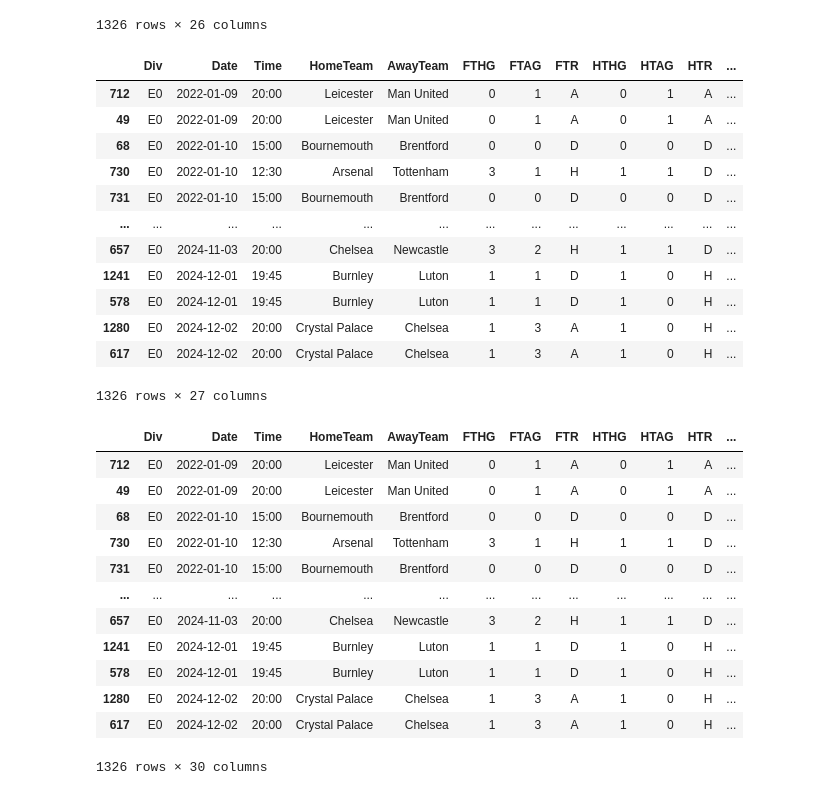
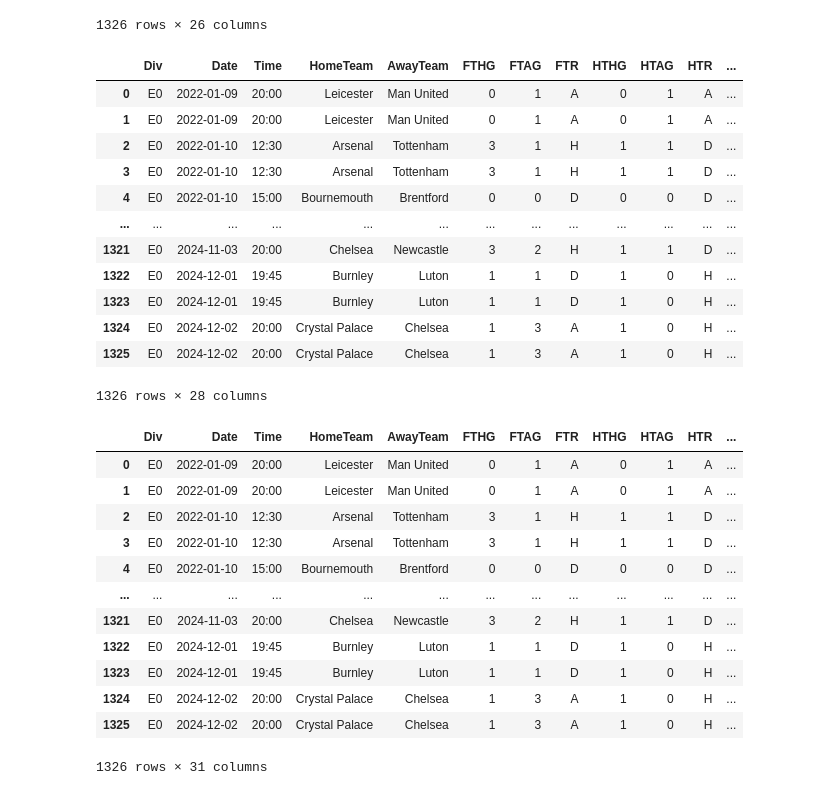
Before and after one commit to adilsaid64/bayesian-football-match-prediction, a Jupyter notebook: data-prep.ipynb, the cells around one changed output. Saved outputs shown, nothing was run; the diff lists cells and outputs as text; code cells hidden in the pictures.

```diff
--- a/data-prep.ipynb
+++ b/data-prep.ipynb
@@ -141,7 +143,8 @@ df
 1326 rows × 26 columns
 # %%
 df['Date'] = pd.to_datetime(df['Date'])
-df.sort_values(by= 'Date', inplace=True)
+df['Hour'] = df['Time'].apply(lambda x:x.split(":")[0])
+df = df.sort_values(by= ['Date', 'Hour']).reset_index(drop = True)
 # %%
 # Now we have a row for each match from the prespective of both the home and away team.
 # We need to create a binary column to indicate if a team is playing at home or not.
@@ -150,35 +153,36 @@ df['is_home'] = (df['HomeTeam'] == df['team_playing']).astype(int)
 df
 # %% [output]
 |  | Div | Date | Time | HomeTeam | AwayTeam | FTHG | FTAG | FTR | HTHG | HTAG | HTR | ... |
-| 712 | E0 | 2022-01-09 | 20:00 | Leicester | Man United | 0 | 1 | A | 0 | 1 | A | ... |
-| 49 | E0 | 2022-01-09 | 20:00 | Leicester | Man United | 0 | 1 | A | 0 | 1 | A | ... |
-| 68 | E0 | 2022-01-10 | 15:00 | Bournemouth | Brentford | 0 | 0 | D | 0 | 0 | D | ... |
-| 730 | E0 | 2022-01-10 | 12:30 | Arsenal | Tottenham | 3 | 1 | H | 1 | 1 | D | ... |
-| 731 | E0 | 2022-01-10 | 15:00 | Bournemouth | Brentford | 0 | 0 | D | 0 | 0 | D | ... |
+| 0 | E0 | 2022-01-09 | 20:00 | Leicester | Man United | 0 | 1 | A | 0 | 1 | A | ... |
+| 1 | E0 | 2022-01-09 | 20:00 | Leicester | Man United | 0 | 1 | A | 0 | 1 | A | ... |
+| 2 | E0 | 2022-01-10 | 12:30 | Arsenal | Tottenham | 3 | 1 | H | 1 | 1 | D | ... |
+| 3 | E0 | 2022-01-10 | 12:30 | Arsenal | Tottenham | 3 | 1 | H | 1 | 1 | D | ... |
+| 4 | E0 | 2022-01-10 | 15:00 | Bournemouth | Brentford | 0 | 0 | D | 0 | 0 | D | ... |
 | ... | ... | ... | ... | ... | ... | ... | ... | ... | ... | ... | ... | ... |
-| 657 | E0 | 2024-11-03 | 20:00 | Chelsea | Newcastle | 3 | 2 | H | 1 | 1 | D | ... |
-| 1241 | E0 | 2024-12-01 | 19:45 | Burnley | Luton | 1 | 1 | D | 1 | 0 | H | ... |
-| 578 | E0 | 2024-12-01 | 19:45 | Burnley | Luton | 1 | 1 | D | 1 | 0 | H | ... |
-| 1280 | E0 | 2024-12-02 | 20:00 | Crystal Palace | Chelsea | 1 | 3 | A | 1 | 0 | H | ... |
-| 617 | E0 | 2024-12-02 | 20:00 | Crystal Palace | Chelsea | 1 | 3 | A | 1 | 0 | H | ... |
+| 1321 | E0 | 2024-11-03 | 20:00 | Chelsea | Newcastle | 3 | 2 | H | 1 | 1 | D | ... |
+| 1322 | E0 | 2024-12-01 | 19:45 | Burnley | Luton | 1 | 1 | D | 1 | 0 | H | ... |
+| 1323 | E0 | 2024-12-01 | 19:45 | Burnley | Luton | 1 | 1 | D | 1 | 0 | H | ... |
+| 1324 | E0 | 2024-12-02 | 20:00 | Crystal Palace | Chelsea | 1 | 3 | A | 1 | 0 | H | ... |
+| 1325 | E0 | 2024-12-02 | 20:00 | Crystal Palace | Chelsea | 1 | 3 | A | 1 | 0 | H | ... |
-1326 rows × 27 columns
+1326 rows × 28 columns
 # %%
 # create a target column to indicate if the team_playing won that match or not.
 # 1 - win, 0 - loss and draw.
 df['home_win'] = (df['FTHG']>df['FTAG']).astype(int)
 df['away_win'] = (df['FTHG']<df['FTAG']).astype(int)
 df['draw'] = (df['FTHG']==df['FTAG']).astype(int)
+df
 # %% [output]
 |  | Div | Date | Time | HomeTeam | AwayTeam | FTHG | FTAG | FTR | HTHG | HTAG | HTR | ... |
-| 712 | E0 | 2022-01-09 | 20:00 | Leicester | Man United | 0 | 1 | A | 0 | 1 | A | ... |
-| 49 | E0 | 2022-01-09 | 20:00 | Leicester | Man United | 0 | 1 | A | 0 | 1 | A | ... |
-| 68 | E0 | 2022-01-10 | 15:00 | Bournemouth | Brentford | 0 | 0 | D | 0 | 0 | D | ... |
-| 730 | E0 | 2022-01-10 | 12:30 | Arsenal | Tottenham | 3 | 1 | H | 1 | 1 | D | ... |
-| 731 | E0 | 2022-01-10 | 15:00 | Bournemouth | Brentford | 0 | 0 | D | 0 | 0 | D | ... |
+| 0 | E0 | 2022-01-09 | 20:00 | Leicester | Man United | 0 | 1 | A | 0 | 1 | A | ... |
+| 1 | E0 | 2022-01-09 | 20:00 | Leicester | Man United | 0 | 1 | A | 0 | 1 | A | ... |
+| 2 | E0 | 2022-01-10 | 12:30 | Arsenal | Tottenham | 3 | 1 | H | 1 | 1 | D | ... |
+| 3 | E0 | 2022-01-10 | 12:30 | Arsenal | Tottenham | 3 | 1 | H | 1 | 1 | D | ... |
+| 4 | E0 | 2022-01-10 | 15:00 | Bournemouth | Brentford | 0 | 0 | D | 0 | 0 | D | ... |
 | ... | ... | ... | ... | ... | ... | ... | ... | ... | ... | ... | ... | ... |
-| 657 | E0 | 2024-11-03 | 20:00 | Chelsea | Newcastle | 3 | 2 | H | 1 | 1 | D | ... |
-| 1241 | E0 | 2024-12-01 | 19:45 | Burnley | Luton | 1 | 1 | D | 1 | 0 | H | ... |
-| 578 | E0 | 2024-12-01 | 19:45 | Burnley | Luton | 1 | 1 | D | 1 | 0 | H | ... |
-| 1280 | E0 | 2024-12-02 | 20:00 | Crystal Palace | Chelsea | 1 | 3 | A | 1 | 0 | H | ... |
-| 617 | E0 | 2024-12-02 | 20:00 | Crystal Palace | Chelsea | 1 | 3 | A | 1 | 0 | H | ... |
+| 1321 | E0 | 2024-11-03 | 20:00 | Chelsea | Newcastle | 3 | 2 | H | 1 | 1 | D | ... |
+| 1322 | E0 | 2024-12-01 | 19:45 | Burnley | Luton | 1 | 1 | D | 1 | 0 | H | ... |
+| 1323 | E0 | 2024-12-01 | 19:45 | Burnley | Luton | 1 | 1 | D | 1 | 0 | H | ... |
+| 1324 | E0 | 2024-12-02 | 20:00 | Crystal Palace | Chelsea | 1 | 3 | A | 1 | 0 | H | ... |
+| 1325 | E0 | 2024-12-02 | 20:00 | Crystal Palace | Chelsea | 1 | 3 | A | 1 | 0 | H | ... |
-1326 rows × 30 columns
+1326 rows × 31 columns
```
Also changed, not shown: parts of 3 cells of this notebook.
